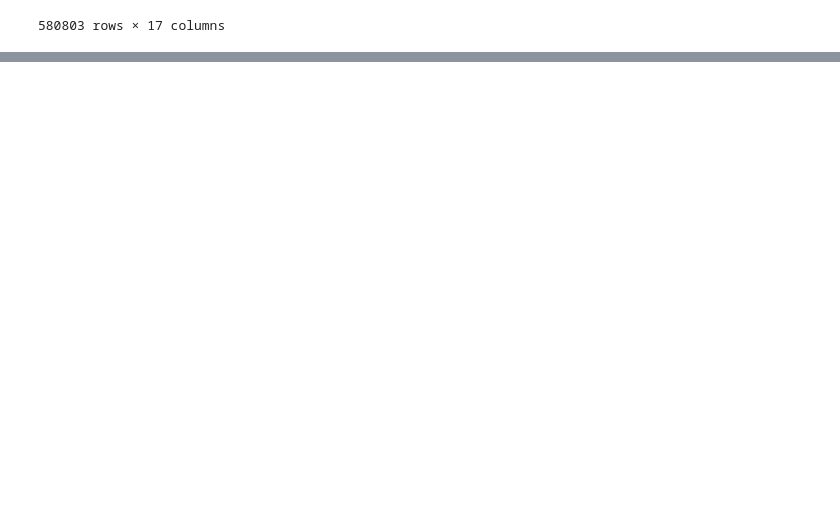
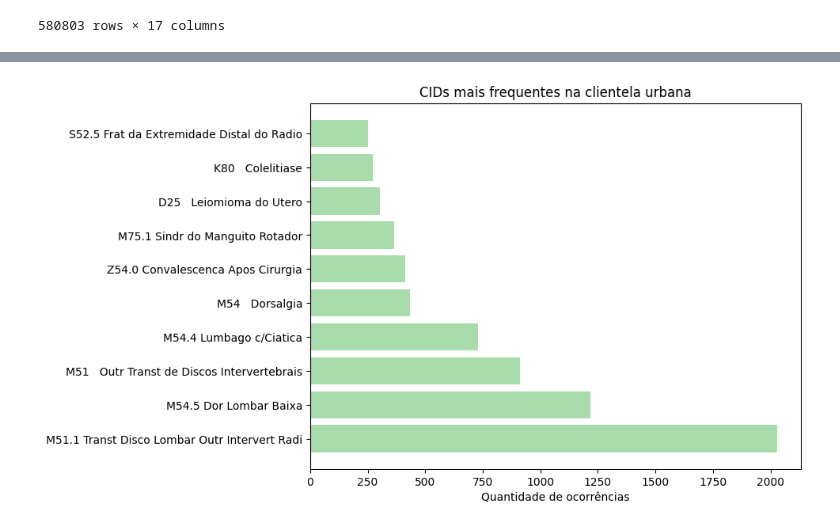
Before and after one commit to Estressei/ProjetoTrilhaDados, a Jupyter notebook: main.ipynb, the cells around one changed output, grey strips where cells are left out. Saved outputs shown, nothing was run; the diff lists cells and outputs as text; code cells hidden in the pictures; blank space fills up the shorter version.

```diff
--- a/main.ipynb
+++ b/main.ipynb
@@ -148,0 +152,17 @@ auxilios[auxilios.duplicated()]
+# %%
+#filtrando e tirando os cid 'vazios'
+cli_urbana = auxilios.loc[auxilios['Clientela'] == 'Rural', 'CID']
+cli_urbana = cli_urbana[~cli_urbana.isin(['Zerados', 'Em Branco', '{ñ class}'])] #mantem somente os CIDs que nao estao nessa condição
+
+contagem = cli_urbana.value_counts().head(10)
+plt.figure(figsize=(8,6))
+plt.barh(contagem.index,
+        contagem.values,
+        color='#A8DCAB'
+        )
+plt.title('CIDs mais frequentes na clientela urbana')
+plt.xlabel('Quantidade de ocorrências')
+
+plt.show()
+# %% [output]
+[figure, added]
```
Also changed, not shown: parts of 13 cells of this notebook, 1 other file.
